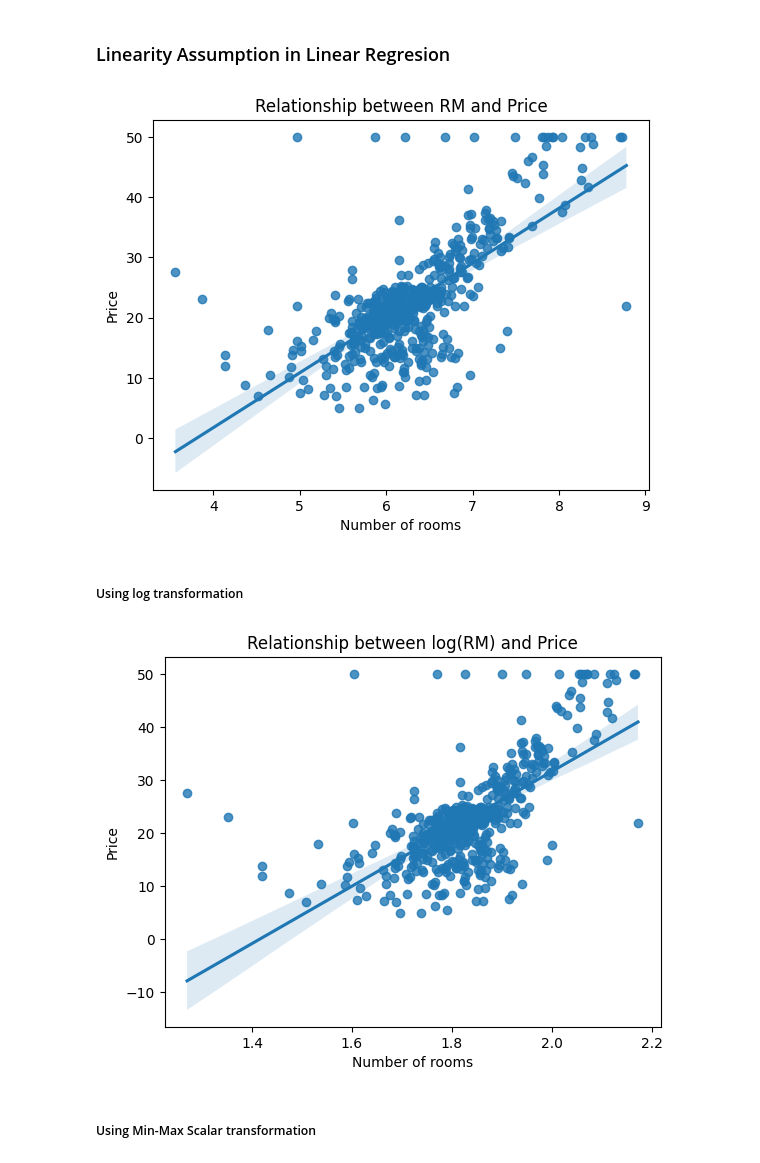
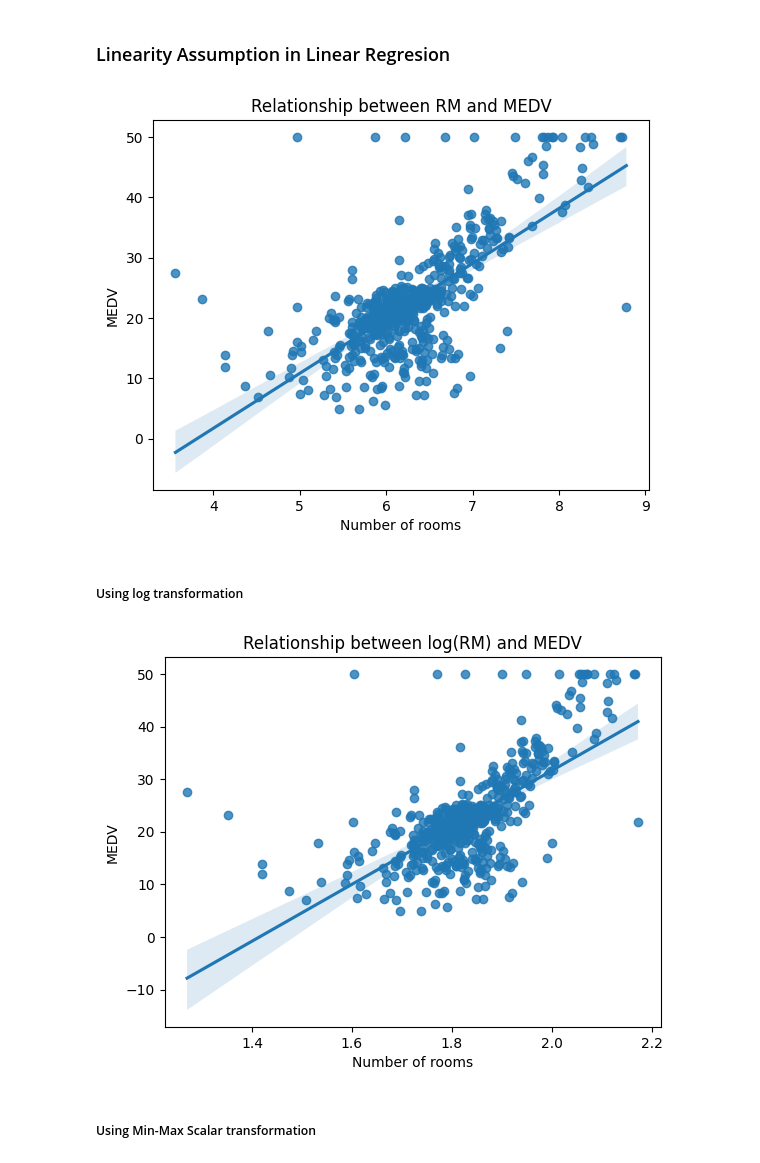
Before and after one commit to Rishiii7/personal-project, a Jupyter notebook: stock market/assumption.ipynb, the cells around one changed output. Drawn from its saved outputs; the diff is of its cells as text; code cells hidden in the pictures.

Commit message:
added graphs

```diff
--- a/stock market/assumption.ipynb
+++ b/stock market/assumption.ipynb
@@ -40,22 +40,22 @@ dataframe.describe()
 ### Linearity Assumption in Linear Regresion
 # %%
 sns.regplot(x = dataframe['RM'] , y = dataframe['MEDV'])
-plt.title("Relationship between RM and Price")
+plt.title("Relationship between RM and MEDV")
 plt.xlabel("Number of rooms")
-plt.ylabel("Price")
+plt.ylabel("MEDV")
 plt.show()
 # %% [output]
-[figure, old version]
+[figure, new version]
 # %% [markdown]
 ##### Using log transformation
 # %%
 sns.regplot(x = np.log(dataframe['RM']) , y = dataframe['MEDV'])
-plt.title("Relationship between log(RM) and Price")
+plt.title("Relationship between log(RM) and MEDV")
 plt.xlabel("Number of rooms")
-plt.ylabel("Price")
+plt.ylabel("MEDV")
 plt.show()
 # %% [output]
-[figure, old version]
+[figure, new version]
 # %% [markdown]
 ##### Using Min-Max Scalar transformation
 # %%
```
Also changed, not shown: 7 other files.
